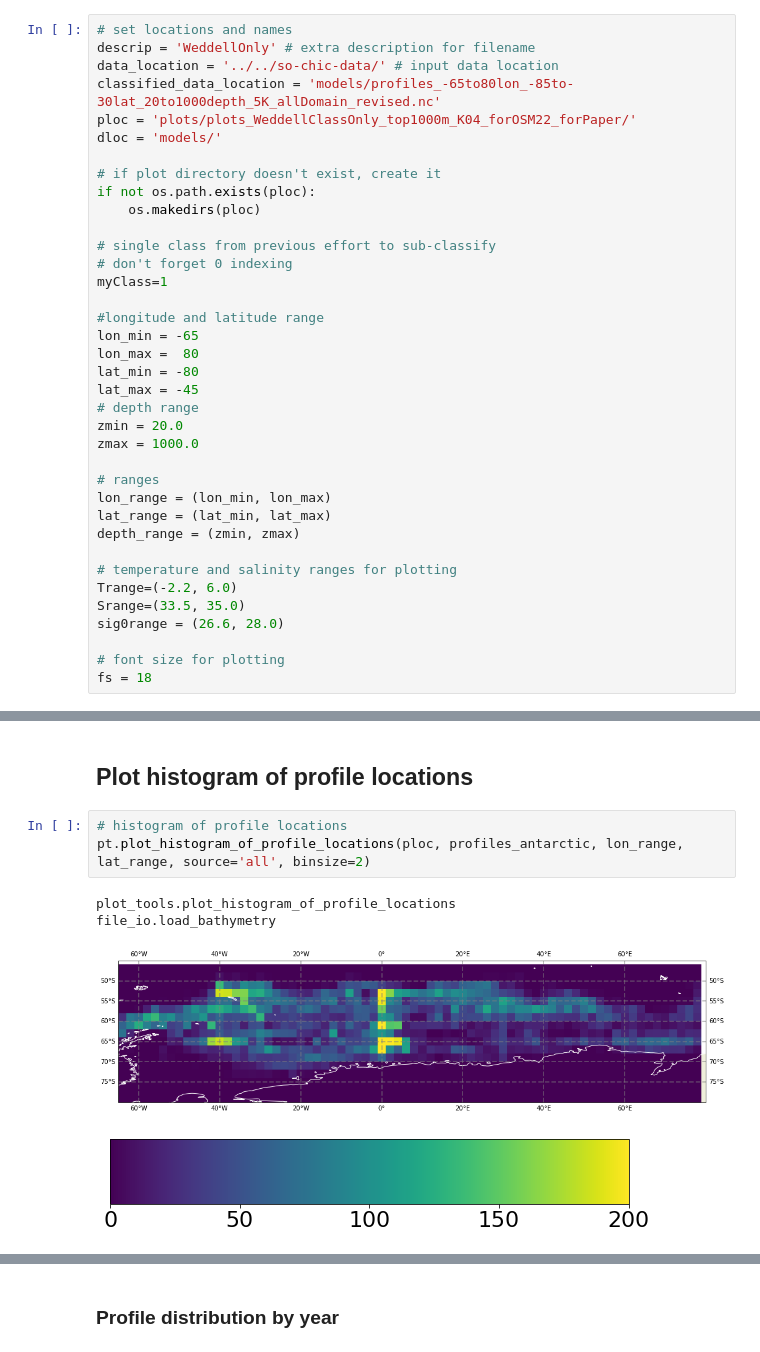
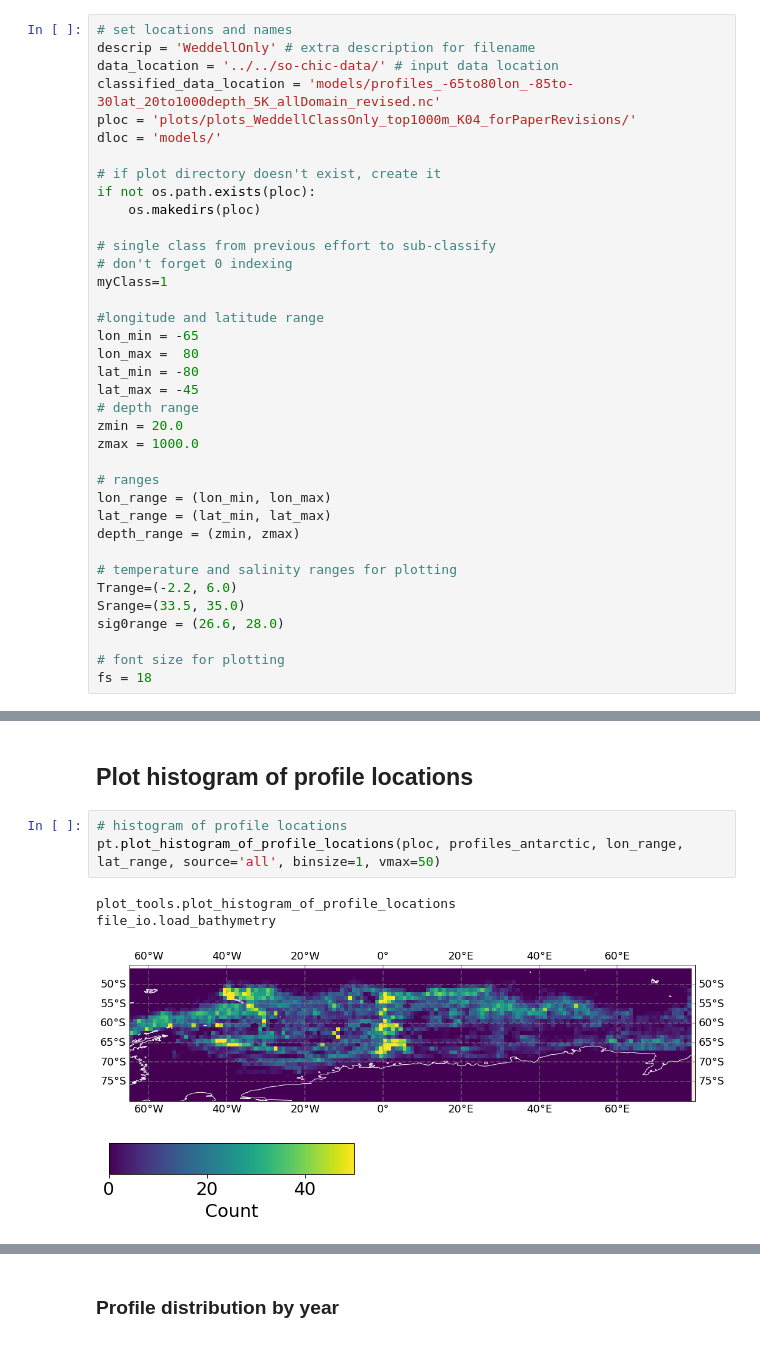
Before and after one commit to so-wise/weddell_gyre_clusters, a Jupyter notebook: src/1_profile_distribution.ipynb, the cells around one changed output, grey strips where cells are left out. Drawn from its saved outputs; the diff is of its cells as text.

Commit message:
Code modifications for revision round 1

```diff
--- a/src/1_profile_distribution.ipynb
+++ b/src/1_profile_distribution.ipynb
@@ -30,7 +30,7 @@ warnings.filterwarnings('ignore')
 descrip = 'WeddellOnly' # extra description for filename
 data_location = '../../so-chic-data/' # input data location
 classified_data_location = 'models/profiles_-65to80lon_-85to-30lat_20to1000depth_5K_allDomain_revised.nc'
-ploc = 'plots/plots_WeddellClassOnly_top1000m_K04_forOSM22_forPaper/'
+ploc = 'plots/plots_WeddellClassOnly_top1000m_K04_forPaperRevisions/'
 dloc = 'models/'
 
 # if plot directory doesn't exist, create it
@@ -95,9 +95,9 @@ Coordinates:
 ## Plot histogram of profile locations
 # %%
 # histogram of profile locations
-pt.plot_histogram_of_profile_locations(ploc, profiles_antarctic, lon_range, lat_range, source='all', binsize=2)
+pt.plot_histogram_of_profile_locations(ploc, profiles_antarctic, lon_range, lat_range, source='all', binsize=1, vmax=50)
 # %% [output]
 plot_tools.plot_histogram_of_profile_locations
 file_io.load_bathymetry
-[figure, old version]
+[figure, new version]
-[figure, old version]
+[figure, new version]
```
Also changed, not shown: parts of 16 cells of this notebook, 26 other files.
